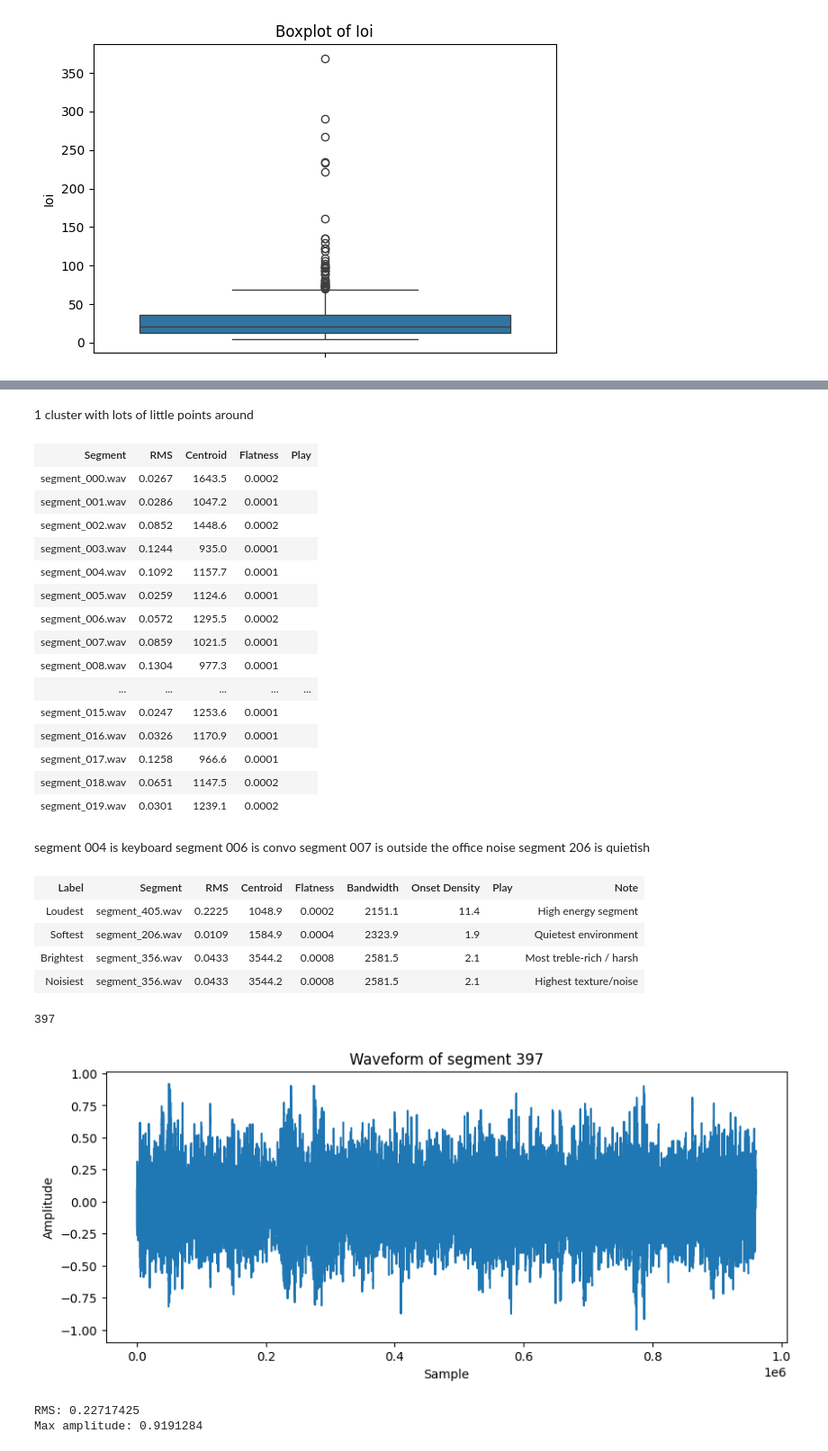
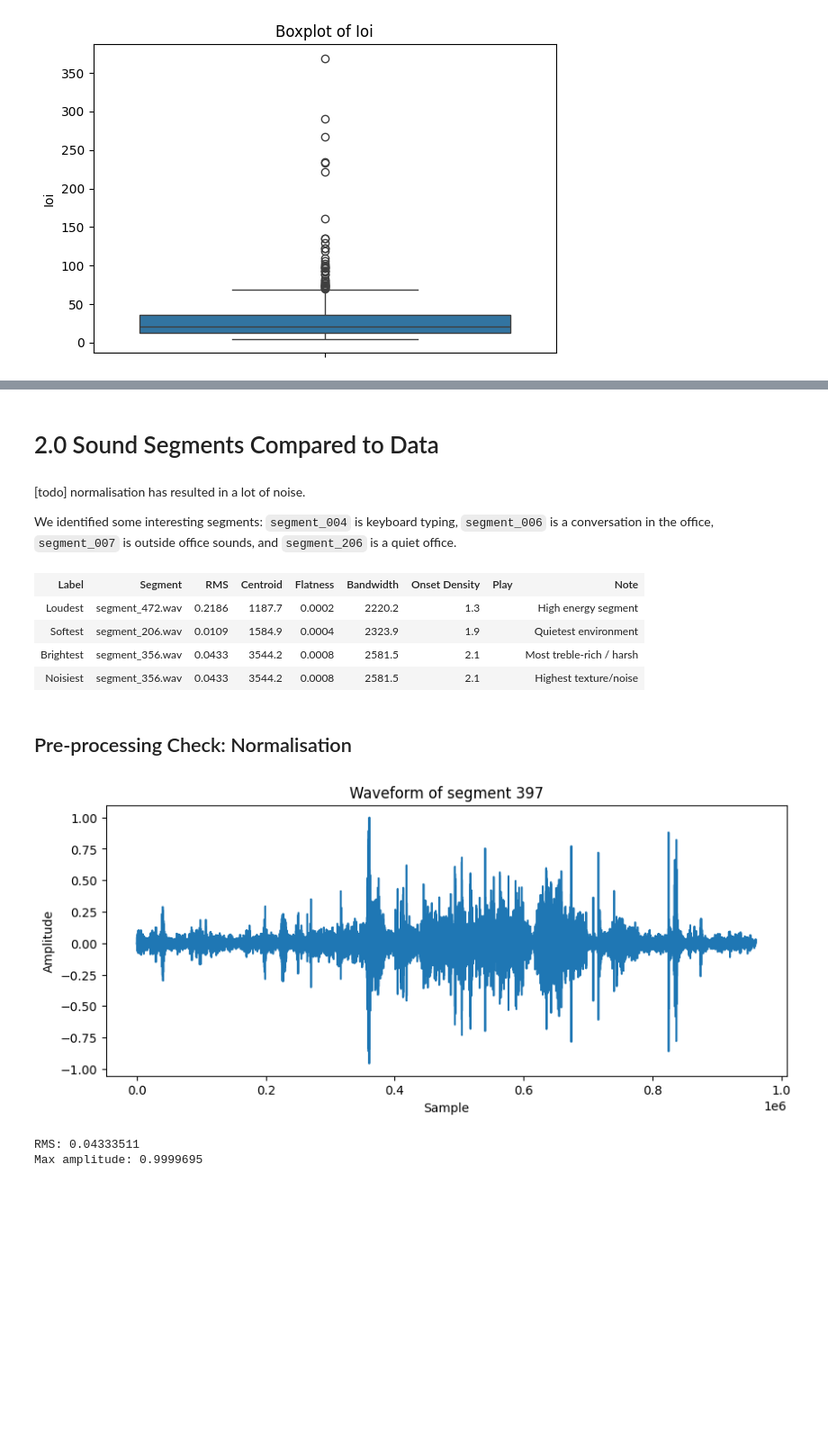
Before and after one commit to shrutirao94/biophilic-sound-engine, a Jupyter notebook: notebooks/01-feature-exploration.ipynb, the cells around one changed output, grey strips where cells are left out. Shown at 90% size. Cells and saved outputs as stored; diff of their text form; code cells hidden in the pictures; blank space fills up the shorter version.

```diff
--- a/notebooks/01-feature-exploration.ipynb
+++ b/notebooks/01-feature-exploration.ipynb
@@ -191,41 +192,6 @@ plt.show()
-# %% [markdown]
-1 cluster with lots of little points around
-# %%
-import IPython.display as ipd
-from IPython.display import HTML
-
-# Load the dataframe
-df_subset = df.head(20)  # Take the first 10 segments as an example
-
-# Create HTML table
-table_html = "<table border='1'><tr><th>Segment</th><th>RMS</th><th>Centroid</th><th>Flatness</th><th>Play</th></tr>"
-for idx, row in df_subset.iterrows():
-    audio_path = f"../data/processed/{row['filename']}"
-    audio_html = f"<audio controls src='{audio_path}'></audio>"
-    table_html += f"<tr><td>{row['filename']}</td><td>{row['rms']:.4f}</td><td>{row['centroid']:.1f}</td><td>{row['flatness']:.4f}</td><td>{audio_html}</td></tr>"
-table_html += "</table>"
-
-# Display table
-HTML(table_html)
-# %% [output]
-| Segment | RMS | Centroid | Flatness | Play |
-| segment_000.wav | 0.0267 | 1643.5 | 0.0002 |  |
-| segment_001.wav | 0.0286 | 1047.2 | 0.0001 |  |
-| segment_002.wav | 0.0852 | 1448.6 | 0.0002 |  |
-| segment_003.wav | 0.1244 | 935.0 | 0.0001 |  |
-| segment_004.wav | 0.1092 | 1157.7 | 0.0001 |  |
-| segment_005.wav | 0.0259 | 1124.6 | 0.0001 |  |
-| segment_006.wav | 0.0572 | 1295.5 | 0.0002 |  |
-| segment_007.wav | 0.0859 | 1021.5 | 0.0001 |  |
-| segment_008.wav | 0.1304 | 977.3 | 0.0001 |  |
-| ... | ... | ... | ... | ... |
-| segment_015.wav | 0.0247 | 1253.6 | 0.0001 |  |
-| segment_016.wav | 0.0326 | 1170.9 | 0.0001 |  |
-| segment_017.wav | 0.1258 | 966.6 | 0.0001 |  |
-| segment_018.wav | 0.0651 | 1147.5 | 0.0002 |  |
-| segment_019.wav | 0.0301 | 1239.1 | 0.0002 |  |
+# %% [markdown]
+# 2.0 Sound Segments Compared to Data
 # %% [markdown]
-segment 004 is keyboard
-segment 006 is convo
-segment 007 is outside the office noise
-segment 206 is quietish
+[todo] normalisation has resulted in a lot of noise.
+
+We identified some interesting segments: `segment_004` is keyboard typing, `segment_006` is a conversation in the office, `segment_007` is outside office sounds, and `segment_206` is a quiet office.
@@ -238,4 +198,10 @@ loudest_segment = sorted_rms.iloc[1]
 # %%
+# Sort by RMS in descending order
+sorted_rms = df.sort_values('rms', ascending=False)
+
+# Get the second loudest segment (index 1)
+loudest_segment = sorted_rms.iloc[2]
+
 # Find interesting segments
 loudest_segment = loudest_segment
 softest_segment = df.loc[df['rms'].idxmin()]
@@ -300,33 +266,28 @@ from IPython.display import HTML
 HTML(table_html)
 # %% [output]
 | Label | Segment | RMS | Centroid | Flatness | Bandwidth | Onset Density | Play | Note |
-| Loudest | segment_405.wav | 0.2225 | 1048.9 | 0.0002 | 2151.1 | 11.4 |  | High energy segment |
+| Loudest | segment_472.wav | 0.2186 | 1187.7 | 0.0002 | 2220.2 | 1.3 |  | High energy segment |
 | Softest | segment_206.wav | 0.0109 | 1584.9 | 0.0004 | 2323.9 | 1.9 |  | Quietest environment |
 | Brightest | segment_356.wav | 0.0433 | 3544.2 | 0.0008 | 2581.5 | 2.1 |  | Most treble-rich / harsh |
 | Noisiest | segment_356.wav | 0.0433 | 3544.2 | 0.0008 | 2581.5 | 2.1 |  | Highest texture/noise |
-# %%
-df['rms'].idxmax()
-# %% [output]
-397
+# %% [markdown]
+## Pre-processing Check: Normalisation
 # %%
-import matplotlib.pyplot as plt
-import librosa
-
-segment_path = "../data/processed/segment_397.wav"
+segment_path = "../data/processed/segment_356.wav"
 y, sr = librosa.load(segment_path, sr=None)
 
 plt.figure(figsize=(10, 4))
 plt.plot(y)
 plt.title("Waveform of segment 397")
 plt.xlabel("Sample")
 plt.ylabel("Amplitude")
 plt.show()
 print("RMS:", librosa.feature.rms(y=y).mean())
 print("Max amplitude:", y.max())
 # %% [output]
-[figure, old version]
+[figure, new version]
-RMS: 0.22717425
-Max amplitude: 0.9191284
+RMS: 0.04333511
+Max amplitude: 0.9999695
 # %%
 frame_length = 2048
 hop_length = 512
```
Also changed, not shown: parts of 30 cells of this notebook.
